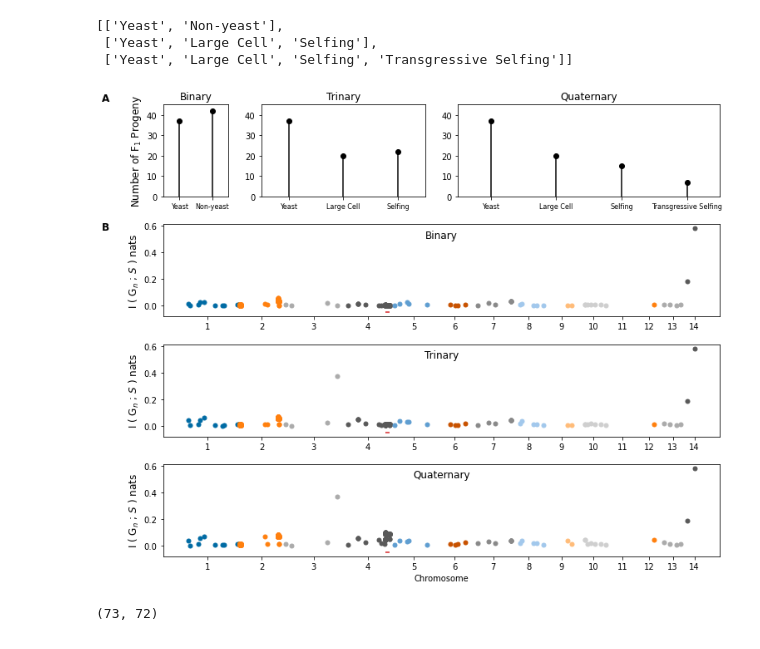
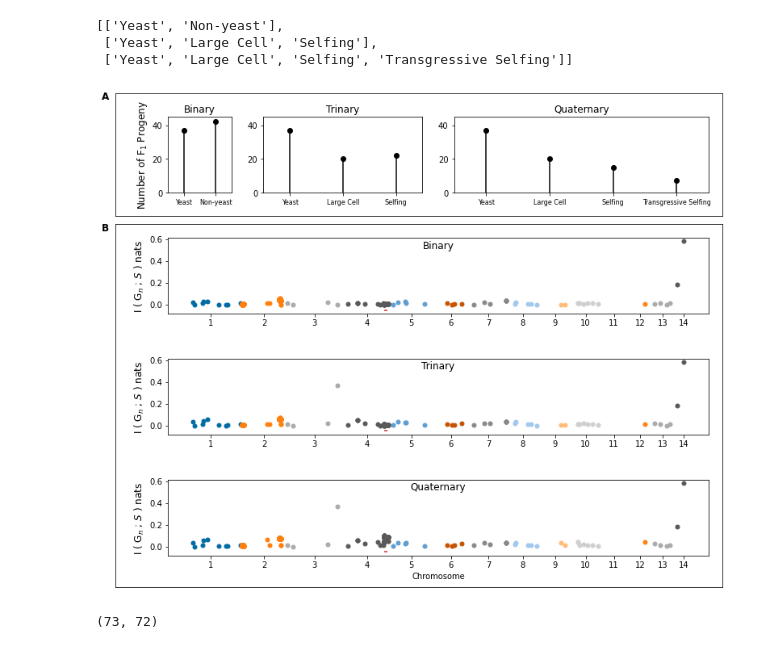
Before and after one commit to magwenelab/Self-Filamentation_B3502_progeny, a Jupyter notebook: SCRIPTS/QTL_Map_Filamentation.ipynb, the cells around one changed output. Saved outputs shown, nothing was run; the diff lists cells and outputs as text; code cells hidden in the pictures.

Commit message:
Framed parts A and B of Sup. Fig S4. in response to editors.

```diff
--- a/SCRIPTS/QTL_Map_Filamentation.ipynb
+++ b/SCRIPTS/QTL_Map_Filamentation.ipynb
@@ -197,6 +197,21 @@ fig.set_facecolor('w')
 
 ## Generate a grid
 gs = fig.add_gridspec(4, 6)
+
+## Add an axis to frame parts A and B
+## Frame A
+parta = fig.add_axes([0.05,0.71,0.87,0.21])
+
+## Turn off x- and y-ticks
+plt.xticks([],[])
+plt.yticks([],[])
+
+## Frame B
+partb = fig.add_axes([0.05,0.07,0.87,0.625])
+
+## Turn off x- and y-ticks
+plt.xticks([],[])
+plt.yticks([],[])
 
 ## Subdivide that grid into axies
 f_ax1 = fig.add_subplot(gs[0,0])
@@ -230,39 +245,39 @@ for i,pheno_label in enumerate(pheno.columns[5:-2]):
     qtl_ax = fig.add_subplot(gs[i+1,:])
 
     ## Copy loci df and append phenotype set above
     loci = geno[samples].drop_duplicates().copy()
     usnps = geno[samples].drop_duplicates().copy().T
 
     ## Gather phenotype
     usnps['Y'] = pheno.loc[samples,pheno_label]
 
     ## Cunduct QTL mapping
     miobs = fs.mutual_info_classif(usnps.values,usnps['Y'].values,discrete_features=True)
     loci['MIobs'] = miobs[:-1]
 
     ## Merge with genotype dataframe
     res = geno.merge(loci)
 
     ## draw manhattan
     qtlfun.manhattan(res,pval='MIobs',ms=10,chrmap=chrommap,
                      xlabel='' if i <2 else 'Chromosome',
                      ylabel=None,ax=qtl_ax,fs=10);
 
     ## Draw a read line tto show the mat locus
     plt.hlines(-0.05,*MATcum,color='tab:red')
 
     ## Add titles and lables
     plt.ylabel(myylabel+' nats',fontsize=12)
     plt.title(pheno_label,y=0.8,fontsize=12);
 
-plt.subplots_adjust(hspace=0.3,wspace=0.5)
+plt.subplots_adjust(hspace=0.6,wspace=0.5)
 
-fig.text(0.04,0.886,'A',fontsize=12,fontweight='bold')
-fig.text(0.04,0.67,'B',fontsize=12,fontweight='bold')
-plt.savefig('../FIGURES/SHENG_B3502_SupplementalFigureS4_ManhattanPlots.pdf',
-            dpi=300,bbox_inches='tight');
+
+fig.text(0.03,0.91,'A',fontsize=12,fontweight='bold')
+fig.text(0.03,0.6834,'B',fontsize=12,fontweight='bold')
+plt.savefig('../FIGURES/SHENG_B3502_SupplementalFigureS4_ManhattanPlots.pdf',dpi=300,bbox_inches='tight');
 # %% [output]
-[figure, old version]
+[figure, new version]
 # %%
 ## Gather unique haplotypes for testing
 loci = geno[samples].drop_duplicates()
```
Also changed, not shown: 1 other file.
